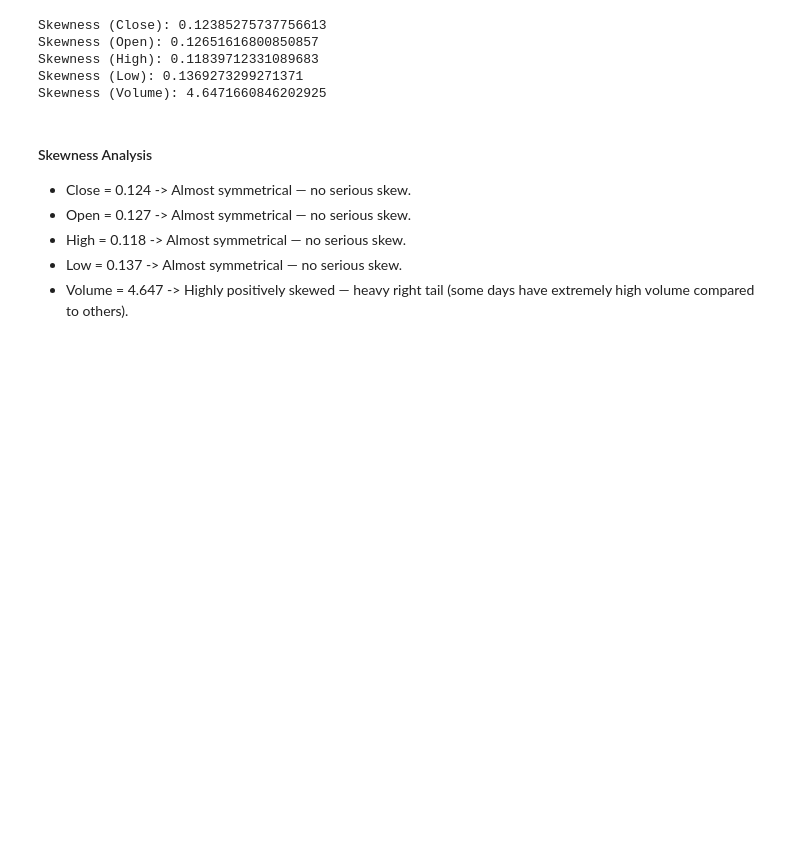
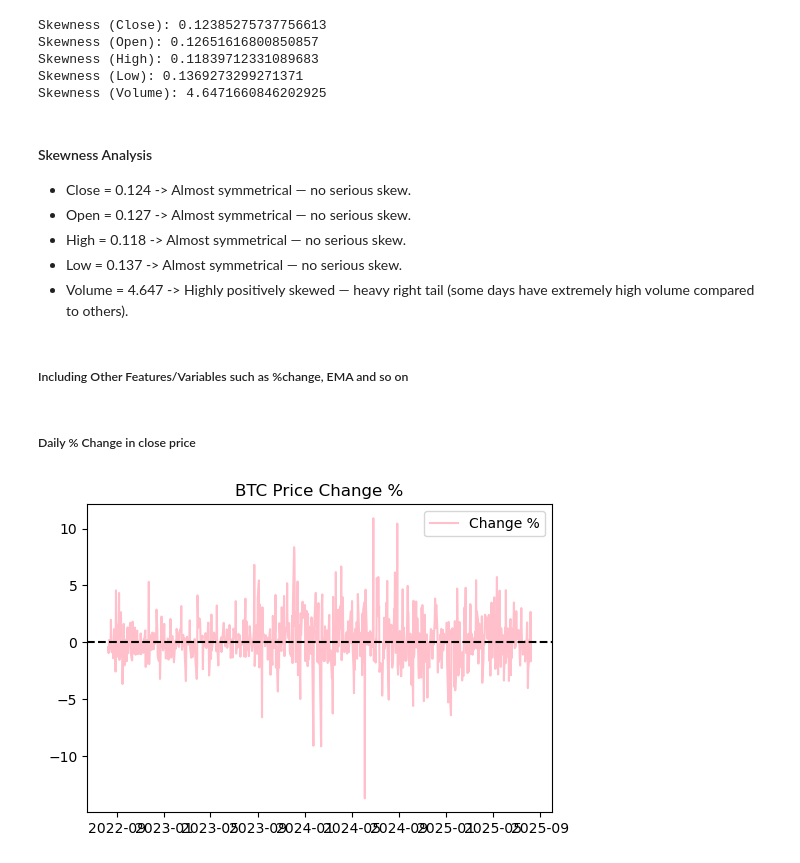
Before and after one commit to arnoldhere/live-stock-price-analysis-prediction, a Jupyter notebook: CESC/main.ipynb, the cells around one changed output. Saved outputs shown, nothing was run; the diff lists cells and outputs as text; code cells hidden in the pictures; blank space fills up the shorter version.

```diff
--- a/CESC/main.ipynb
+++ b/CESC/main.ipynb
@@ -111,0 +126,16 @@ Skewness (Volume): 4.6471660846202925
+# %% [markdown]
+##### Including Other Features/Variables such as %change, EMA and so on
+# %% [markdown]
+##### Daily % Change in close price
+# %%
+# price changes in %
+data["change%"] =  data["Close"].pct_change() *100
+# graph depicting the % change
+plt.figure(figsize=(6,4))
+plt.plot(data["change%"] , label="Change %" , color="pink")
+plt.title("BTC Price Change %")
+plt.axhline(y=0 , color="black" , linestyle="--")
+plt.legend()
+plt.show()
+# %% [output]
+[figure, added]
```
Also changed, not shown: parts of 16 cells of this notebook.
